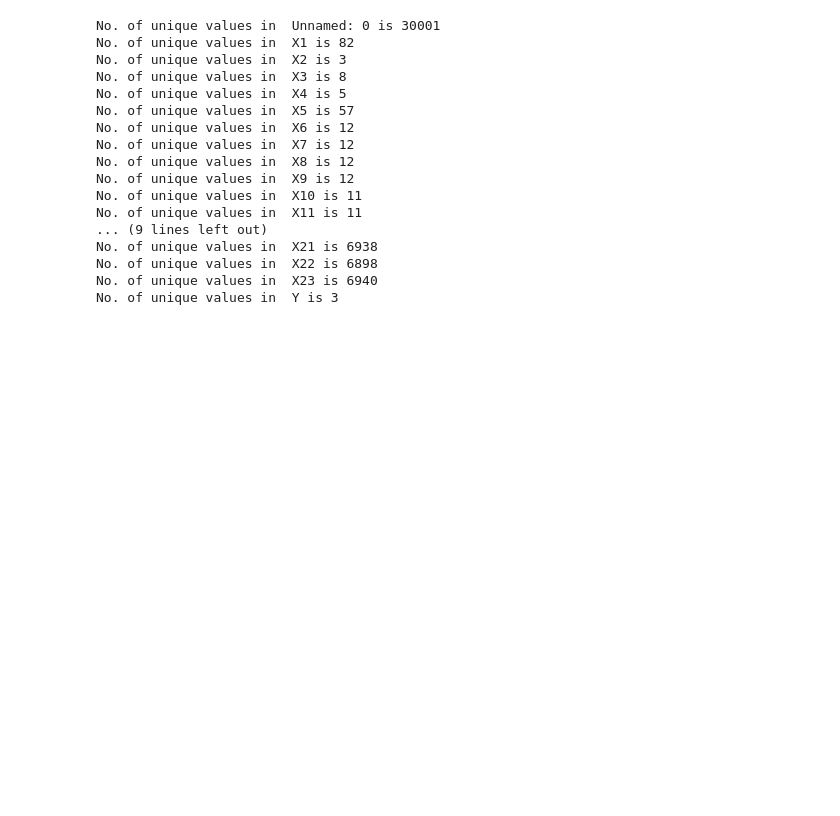
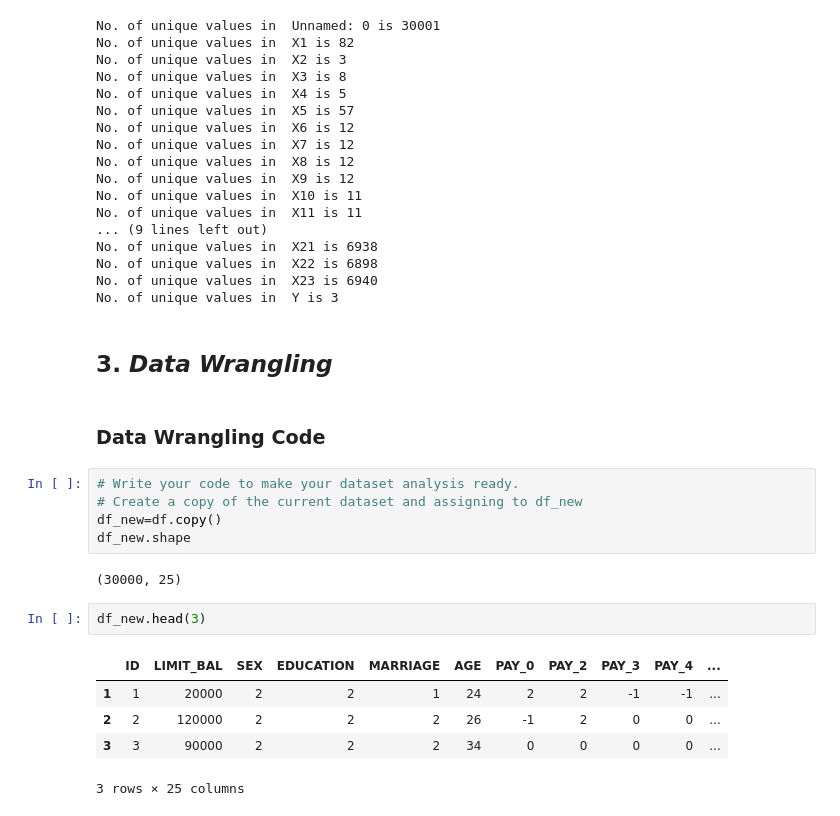
Before and after one commit to 1991Ab/Capstone-Project-3-Credit-Card-Default-Prediction, a Jupyter notebook: DefaultCreditCcard_Individual.ipynb, the cells around one changed output. Saved outputs shown, nothing was run; the diff lists cells and outputs as text; blank space fills up the shorter version.

```diff
--- a/DefaultCreditCcard_Individual.ipynb
+++ b/DefaultCreditCcard_Individual.ipynb
@@ -282,3 +282,22 @@ No. of unique values in  X21 is 6938
 No. of unique values in  X22 is 6898
 No. of unique values in  X23 is 6940
 No. of unique values in  Y is 3
+# %% [markdown]
+## 3. ***Data Wrangling***
+# %% [markdown]
+### Data Wrangling Code
+# %%
+# Write your code to make your dataset analysis ready.
+# Create a copy of the current dataset and assigning to df_new
+df_new=df.copy()
+df_new.shape
+# %% [output]
+(30000, 25)
+# %%
+df_new.head(3)
+# %% [output]
+|  | ID | LIMIT_BAL | SEX | EDUCATION | MARRIAGE | AGE | PAY_0 | PAY_2 | PAY_3 | PAY_4 | ... |
+| 1 | 1 | 20000 | 2 | 2 | 1 | 24 | 2 | 2 | -1 | -1 | ... |
+| 2 | 2 | 120000 | 2 | 2 | 2 | 26 | -1 | 2 | 0 | 0 | ... |
+| 3 | 3 | 90000 | 2 | 2 | 2 | 34 | 0 | 0 | 0 | 0 | ... |
+3 rows × 25 columns
```
Also changed, not shown: parts of 7 cells of this notebook.
